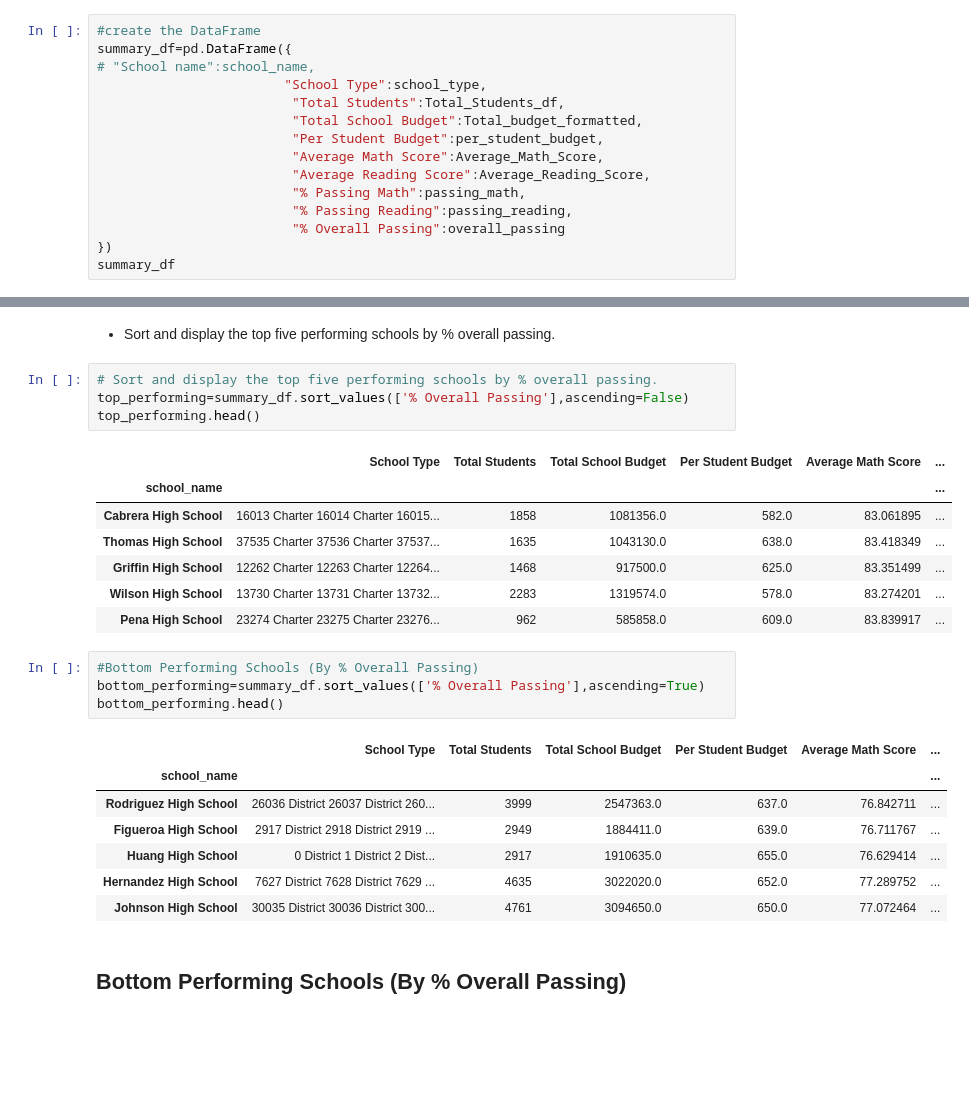
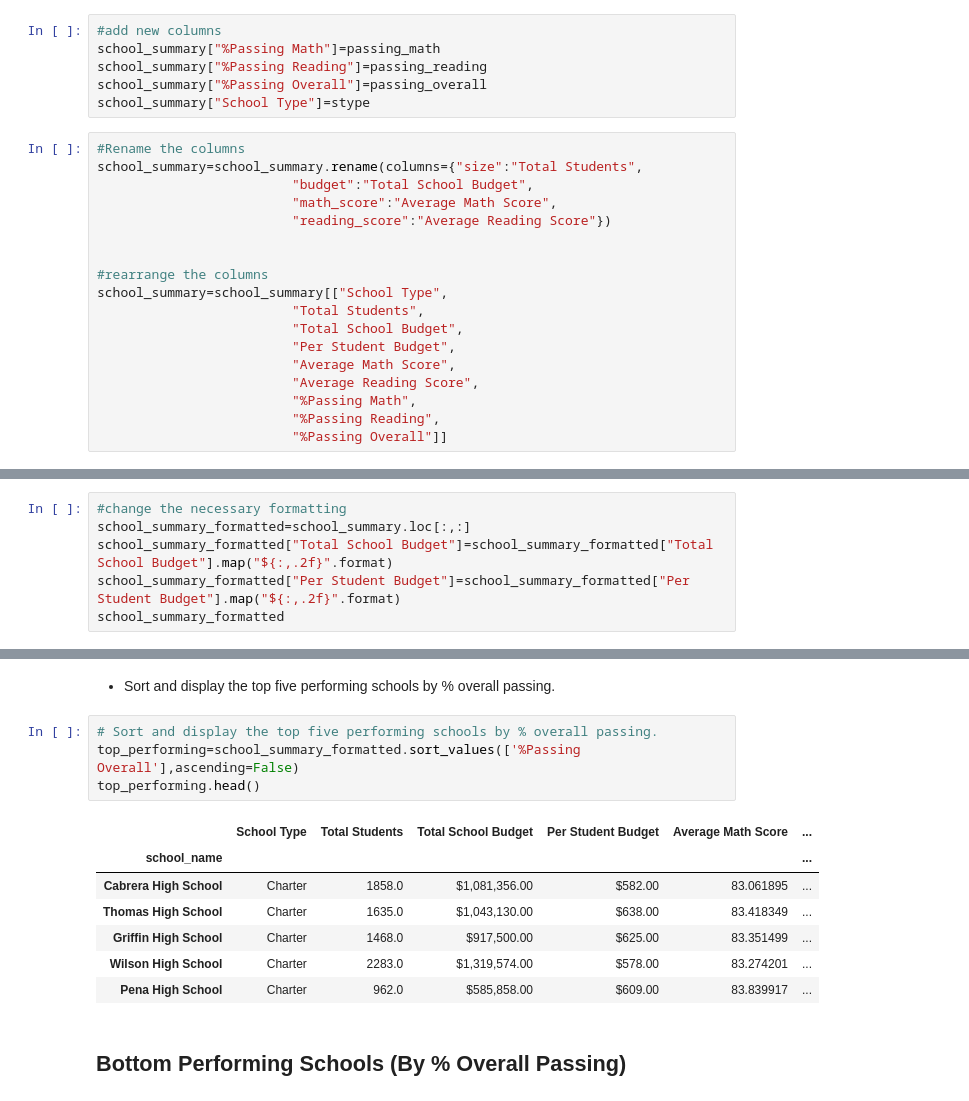
Before and after one commit to nazila-entezari/pandas-challenge, a Jupyter notebook: PyCitySchools/PyCitySchools_starter.ipynb, the cells around one changed output, grey strips where cells are left out. Drawn from its saved outputs; the diff is of its cells as text; blank space fills up the shorter version.

```diff
--- a/PyCitySchools/PyCitySchools_starter.ipynb
+++ b/PyCitySchools/PyCitySchools_starter.ipynb
@@ -252,15 +166,24 @@ for name in school_name:
+# %%
+#add new columns
+school_summary["%Passing Math"]=passing_math
+school_summary["%Passing Reading"]=passing_reading
+school_summary["%Passing Overall"]=passing_overall
+school_summary["School Type"]=stype
 # %%
-#create the DataFrame
-summary_df=pd.DataFrame({
-# "School name":school_name,
-                        "School Type":school_type,
-                         "Total Students":Total_Students_df,
-                         "Total School Budget":Total_budget_formatted,
-                         "Per Student Budget":per_student_budget,
-                         "Average Math Score":Average_Math_Score,
-                         "Average Reading Score":Average_Reading_Score,
-                         "% Passing Math":passing_math,
-                         "% Passing Reading":passing_reading,
-                         "% Overall Passing":overall_passing
-})
-summary_df
+#Rename the columns
+school_summary=school_summary.rename(columns={"size":"Total Students",
+                         "budget":"Total School Budget",
+                         "math_score":"Average Math Score",
+                         "reading_score":"Average Reading Score"})
+
+
+#rearrange the columns
+school_summary=school_summary[["School Type",
+                         "Total Students",
+                         "Total School Budget",
+                         "Per Student Budget",
+                         "Average Math Score",
+                         "Average Reading Score",
+                         "%Passing Math",
+                         "%Passing Reading",
+                         "%Passing Overall"]]
@@ -284,0 +190,6 @@ summary_df
+# %%
+#change the necessary formatting
+school_summary_formatted=school_summary.loc[:,:]
+school_summary_formatted["Total School Budget"]=school_summary_formatted["Total School Budget"].map("${:,.2f}".format)
+school_summary_formatted["Per Student Budget"]=school_summary_formatted["Per Student Budget"].map("${:,.2f}".format)
+school_summary_formatted
@@ -288,28 +217,16 @@ summary_df
 * Sort and display the top five performing schools by % overall passing.
 # %%
 # Sort and display the top five performing schools by % overall passing.
-top_performing=summary_df.sort_values(['% Overall Passing'],ascending=False)
+top_performing=school_summary_formatted.sort_values(['%Passing Overall'],ascending=False)
 top_performing.head()
 # %% [output]
 |  | School Type | Total Students | Total School Budget | Per Student Budget | Average Math Score | ... |
 | school_name |  |  |  |  |  | ... |
-| Cabrera High School | 16013 Charter 16014 Charter 16015... | 1858 | 1081356.0 | 582.0 | 83.061895 | ... |
-| Thomas High School | 37535 Charter 37536 Charter 37537... | 1635 | 1043130.0 | 638.0 | 83.418349 | ... |
-| Griffin High School | 12262 Charter 12263 Charter 12264... | 1468 | 917500.0 | 625.0 | 83.351499 | ... |
-| Wilson High School | 13730 Charter 13731 Charter 13732... | 2283 | 1319574.0 | 578.0 | 83.274201 | ... |
-| Pena High School | 23274 Charter 23275 Charter 23276... | 962 | 585858.0 | 609.0 | 83.839917 | ... |
+| Cabrera High School | Charter | 1858.0 | $1,081,356.00 | $582.00 | 83.061895 | ... |
+| Thomas High School | Charter | 1635.0 | $1,043,130.00 | $638.00 | 83.418349 | ... |
+| Griffin High School | Charter | 1468.0 | $917,500.00 | $625.00 | 83.351499 | ... |
+| Wilson High School | Charter | 2283.0 | $1,319,574.00 | $578.00 | 83.274201 | ... |
+| Pena High School | Charter | 962.0 | $585,858.00 | $609.00 | 83.839917 | ... |
-# %%
-#Bottom Performing Schools (By % Overall Passing)
-bottom_performing=summary_df.sort_values(['% Overall Passing'],ascending=True)
-bottom_performing.head()
-# %% [output]
-|  | School Type | Total Students | Total School Budget | Per Student Budget | Average Math Score | ... |
-| school_name |  |  |  |  |  | ... |
-| Rodriguez High School | 26036 District 26037 District 260... | 3999 | 2547363.0 | 637.0 | 76.842711 | ... |
-| Figueroa High School | 2917 District 2918 District 2919 ... | 2949 | 1884411.0 | 639.0 | 76.711767 | ... |
-| Huang High School | 0 District 1 District 2 Dist... | 2917 | 1910635.0 | 655.0 | 76.629414 | ... |
-| Hernandez High School | 7627 District 7628 District 7629 ... | 4635 | 3022020.0 | 652.0 | 77.289752 | ... |
-| Johnson High School | 30035 District 30036 District 300... | 4761 | 3094650.0 | 650.0 | 77.072464 | ... |
 # %% [markdown]
 ## Bottom Performing Schools (By % Overall Passing)
 # %% [markdown]
```
Also changed, not shown: parts of 47 cells of this notebook.
